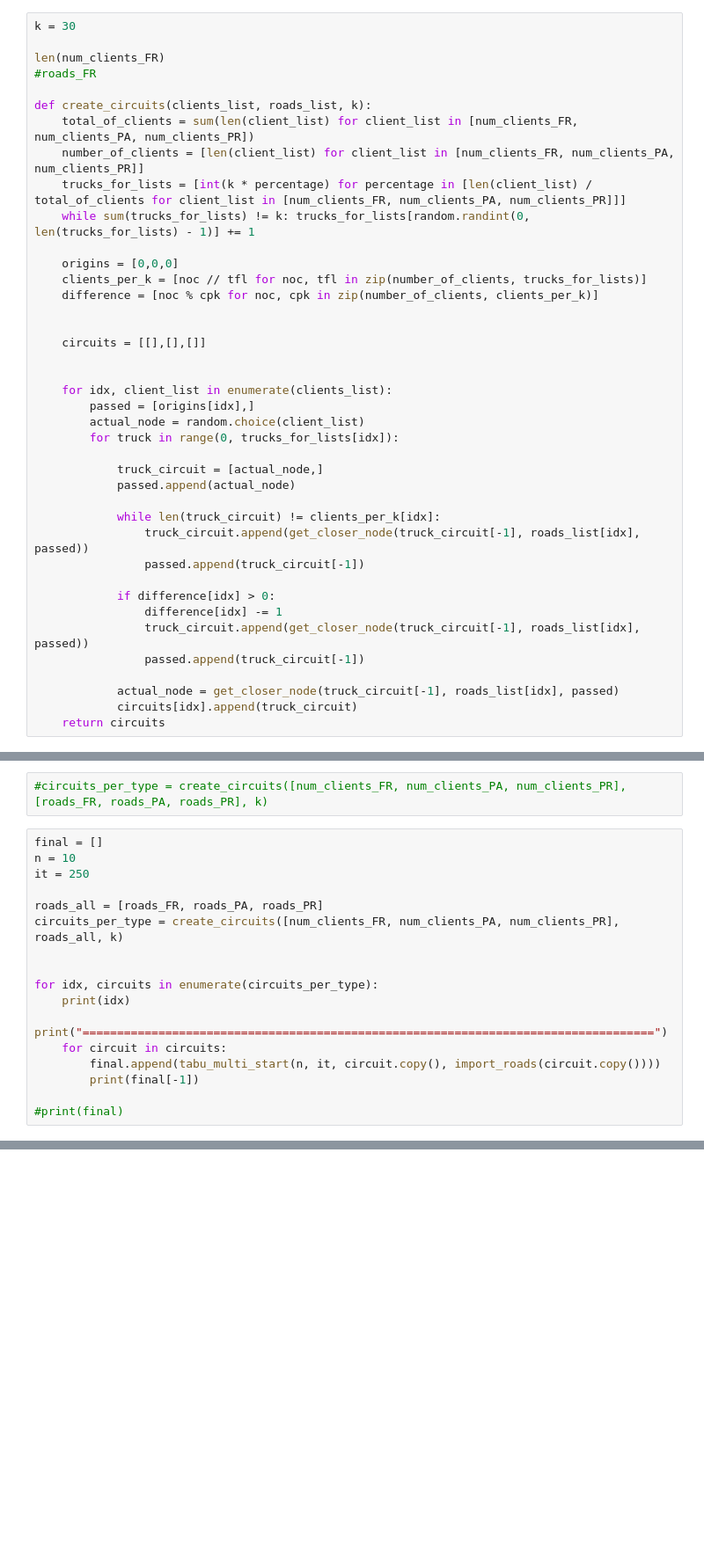
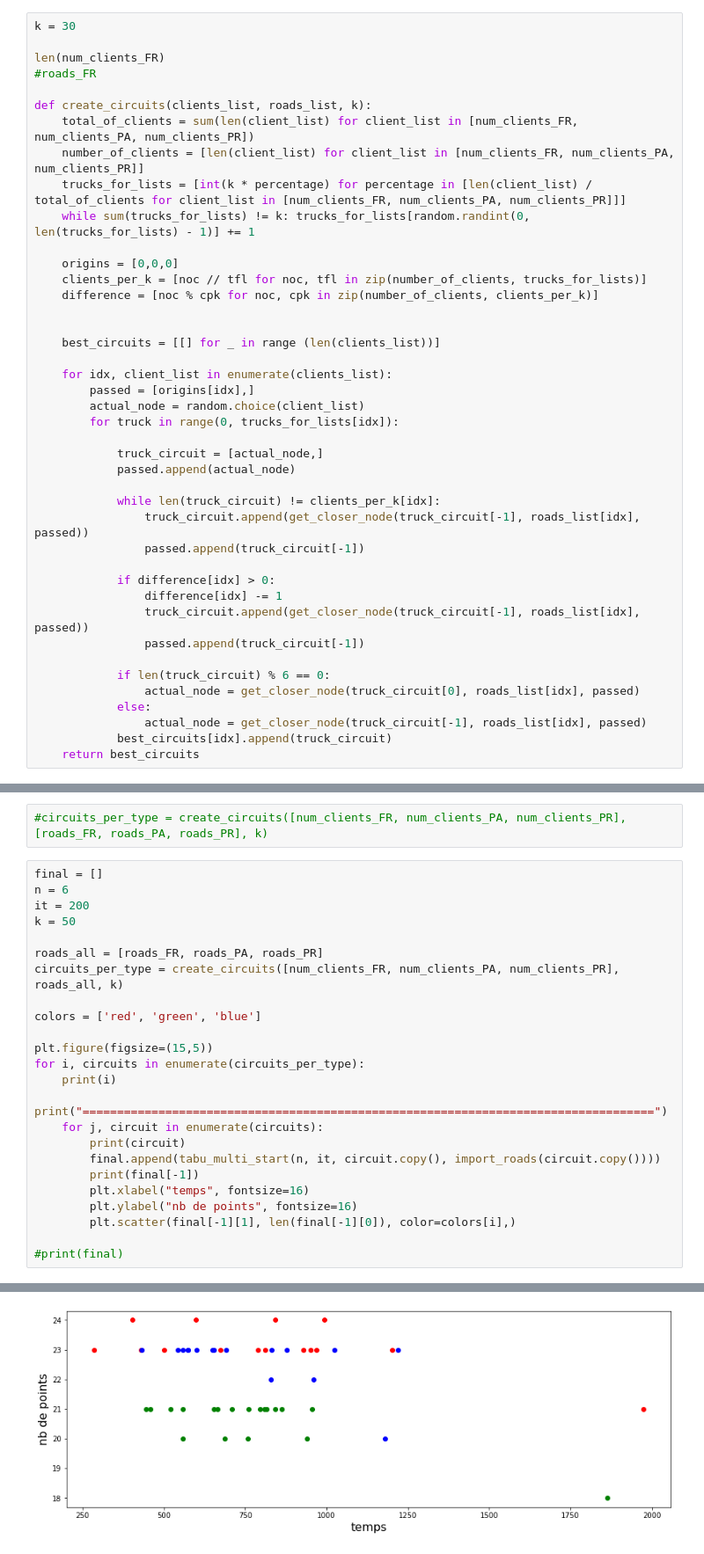
Before and after one commit to nilitz/Jupyter, a Jupyter notebook: projet/algorithmes.ipynb, the cells around one changed output, grey strips where cells are left out. Shown: that part at 88% size. Cells and saved outputs as stored; diff of their text form; blank space fills up the shorter version.

```diff
--- a/projet/algorithmes.ipynb
+++ b/projet/algorithmes.ipynb
@@ -140,8 +140,7 @@ def create_circuits(clients_list, roads_list, k):
     difference = [noc % cpk for noc, cpk in zip(number_of_clients, clients_per_k)]
 
 
-    circuits = [[],[],[]]
-
+    best_circuits = [[] for _ in range (len(clients_list))]
 
     for idx, client_list in enumerate(clients_list):
         passed = [origins[idx],]
@@ -160,9 +159,12 @@ def create_circuits(clients_list, roads_list, k):
                 truck_circuit.append(get_closer_node(truck_circuit[-1], roads_list[idx], passed))
                 passed.append(truck_circuit[-1])
 
-            actual_node = get_closer_node(truck_circuit[-1], roads_list[idx], passed)
-            circuits[idx].append(truck_circuit)
-    return circuits
+            if len(truck_circuit) % 6 == 0:
+                actual_node = get_closer_node(truck_circuit[0], roads_list[idx], passed)
+            else:
+                actual_node = get_closer_node(truck_circuit[-1], roads_list[idx], passed)
+            best_circuits[idx].append(truck_circuit)
+    return best_circuits
 # %% [markdown]
 ## Glouton
 # %%
@@ -189,19 +191,26 @@ def get_closer_node(node, roads, ignored):
 #circuits_per_type = create_circuits([num_clients_FR, num_clients_PA, num_clients_PR], [roads_FR, roads_PA, roads_PR], k)
 # %%
 final = []
-n = 10
-it = 250
+n = 6
+it = 200
+k = 50
 
 roads_all = [roads_FR, roads_PA, roads_PR]
 circuits_per_type = create_circuits([num_clients_FR, num_clients_PA, num_clients_PR], roads_all, k)
 
+colors = ['red', 'green', 'blue']
 
-for idx, circuits in enumerate(circuits_per_type):
-    print(idx)
+plt.figure(figsize=(15,5))
+for i, circuits in enumerate(circuits_per_type):
+    print(i)
     print("===================================================================================")
-    for circuit in circuits:
+    for j, circuit in enumerate(circuits):
+        print(circuit)
         final.append(tabu_multi_start(n, it, circuit.copy(), import_roads(circuit.copy())))
         print(final[-1])
+        plt.xlabel("temps", fontsize=16)
+        plt.ylabel("nb de points", fontsize=16)
+        plt.scatter(final[-1][1], len(final[-1][0]), color=colors[i],)
 
 #print(final)
 # %% [output]
@@ -224,0 +234 @@ for idx, circuits in enumerate(circuits_per_type):
+[figure, added]
```
Also changed, not shown: parts of 1 cell of this notebook, 2 other files.
